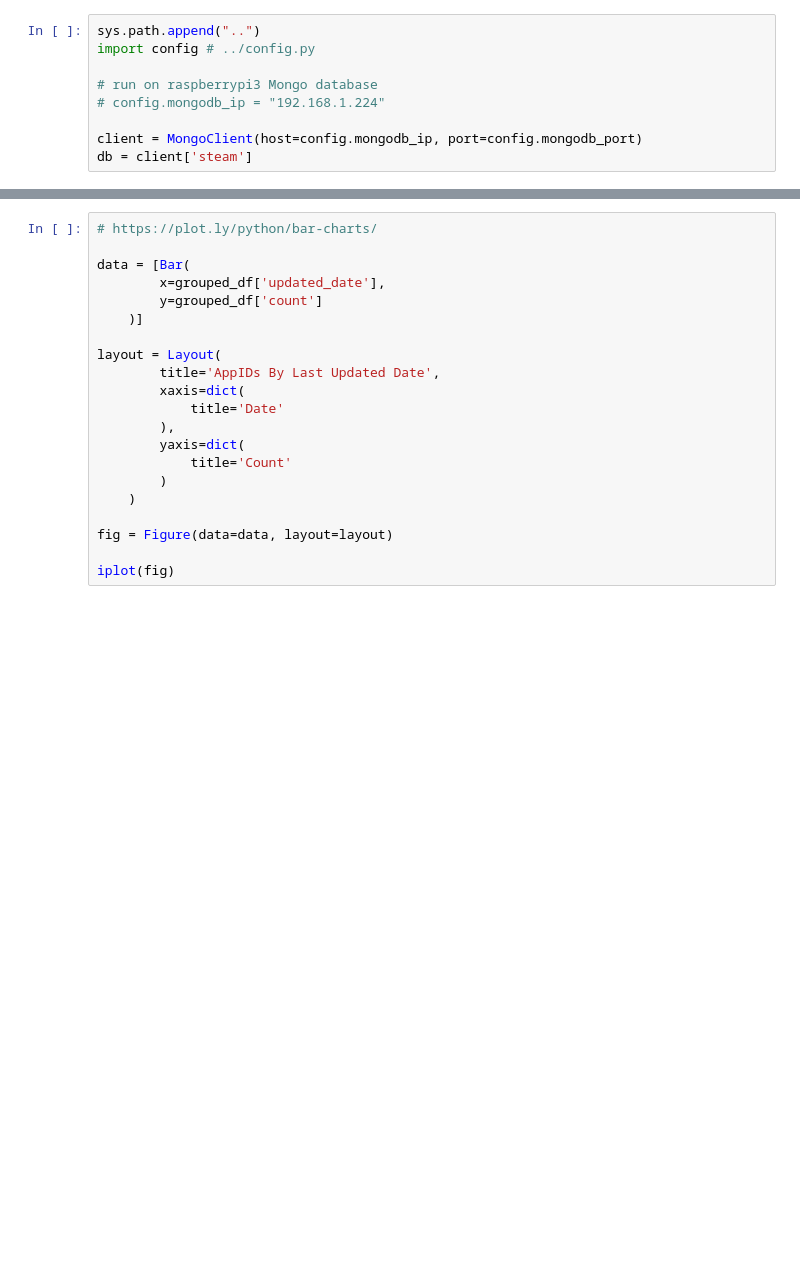
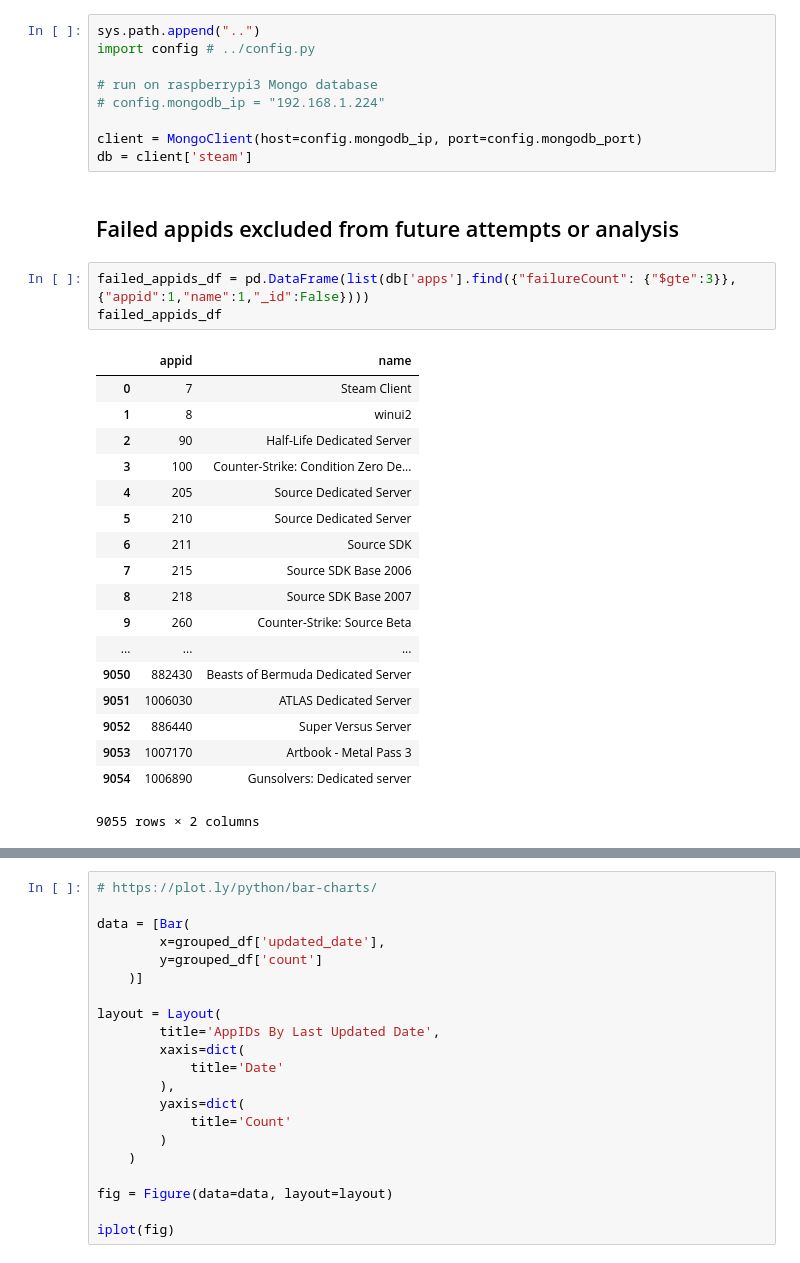
Before and after one commit to carlsonp/steam-analysis, a Jupyter notebook: notebooks/Storage_and_Status.ipynb, the cells around one changed output, grey strips where cells are left out. Cells and saved outputs as stored; diff of their text form; blank space fills up the shorter version.

```diff
--- a/notebooks/Storage_and_Status.ipynb
+++ b/notebooks/Storage_and_Status.ipynb
@@ -18,4 +18,28 @@ import config # ../config.py
 
 client = MongoClient(host=config.mongodb_ip, port=config.mongodb_port)
 db = client['steam']
+# %% [markdown]
+## Failed appids excluded from future attempts or analysis
+# %%
+failed_appids_df = pd.DataFrame(list(db['apps'].find({"failureCount": {"$gte":3}}, {"appid":1,"name":1,"_id":False})))
+failed_appids_df
+# %% [output]
+|  | appid | name |
+| 0 | 7 | Steam Client |
+| 1 | 8 | winui2 |
+| 2 | 90 | Half-Life Dedicated Server |
+| 3 | 100 | Counter-Strike: Condition Zero De... |
+| 4 | 205 | Source Dedicated Server |
+| 5 | 210 | Source Dedicated Server |
+| 6 | 211 | Source SDK |
+| 7 | 215 | Source SDK Base 2006 |
+| 8 | 218 | Source SDK Base 2007 |
+| 9 | 260 | Counter-Strike: Source Beta |
+| ... | ... | ... |
+| 9050 | 882430 | Beasts of Bermuda Dedicated Server |
+| 9051 | 1006030 | ATLAS Dedicated Server |
+| 9052 | 886440 | Super Versus Server |
+| 9053 | 1007170 | Artbook - Metal Pass 3 |
+| 9054 | 1006890 | Gunsolvers: Dedicated server |
+9055 rows × 2 columns
 # %%
```
Also changed, not shown: parts of 6 cells of this notebook.
